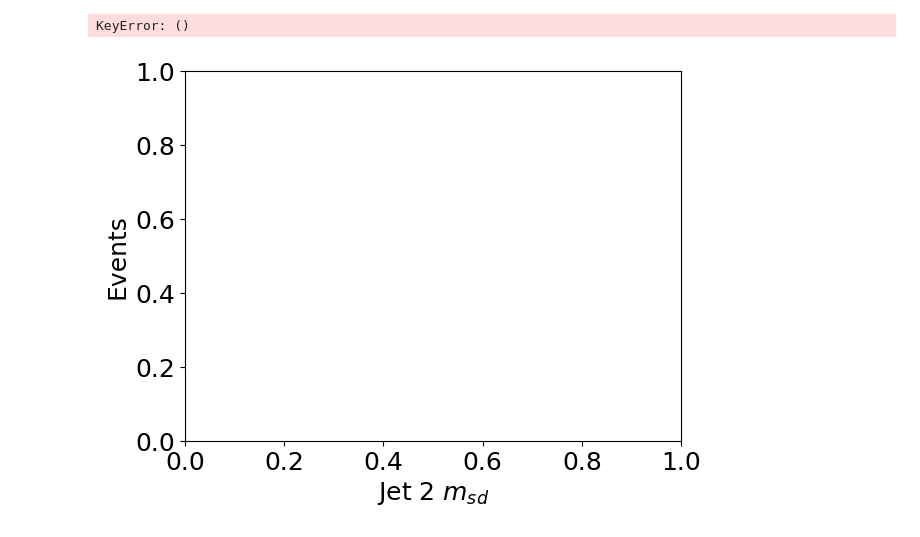
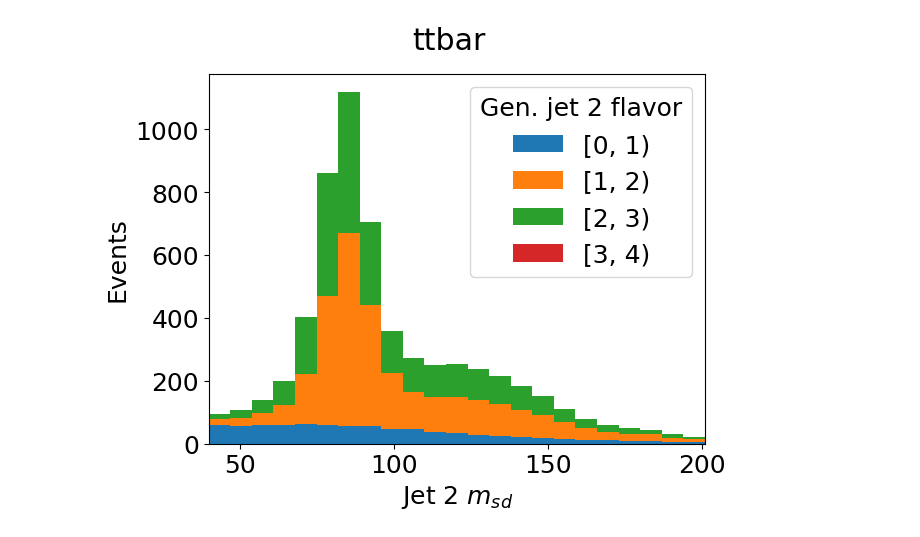
Before and after one commit to Duchstf/VHbb, a Jupyter notebook: notebooks/flavor/flavor-plots.ipynb, the cells around one changed output. Cells and saved outputs as stored; diff of their text form; code cells hidden in the pictures.

```diff
--- a/notebooks/flavor/flavor-plots.ipynb
+++ b/notebooks/flavor/flavor-plots.ipynb
@@ -53,7 +49,7 @@ zjets = h.integrate('process','Zjets').sum('bb1')
 # %%
 wjets = h.integrate('process','Wjets').sum('bb1')
 # %%
-tt = h.integrate('process','ttbar').sum('bb1')
+ttbar = h.integrate('process','ttbarBoosted').sum('bb1')
 # %%
 singlet = h.integrate('process','singlet').sum('bb1')
 # %%
@@ -119,6 +216,6 @@ KeyError: ()
 # %%
-hist.plot1d(tt.sum('msd1','genflavor1'),overlay='genflavor2',stack=True)
+hist.plot1d(ttbar.sum('msd1','genflavor1'),overlay='genflavor2',stack=True)
 plt.suptitle('ttbar')
+plt.savefig(year+'/ttbar_msd2.pdf',bbox_inches='tight')
 # %% [output]
-KeyError: ()
-[figure, old version]
+[figure, new version]
```
Also changed, not shown: parts of 32 cells of this notebook, 3 other files.
